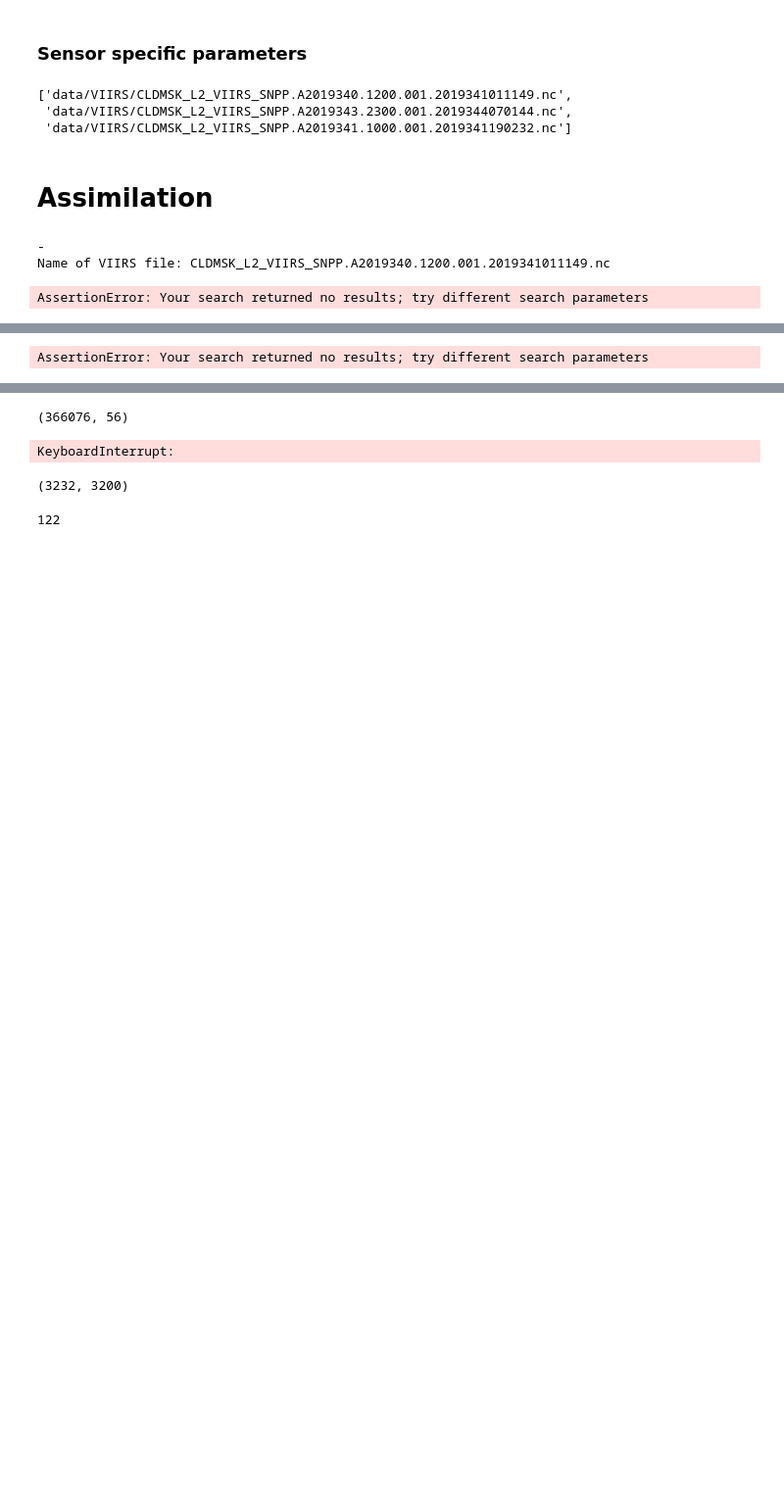
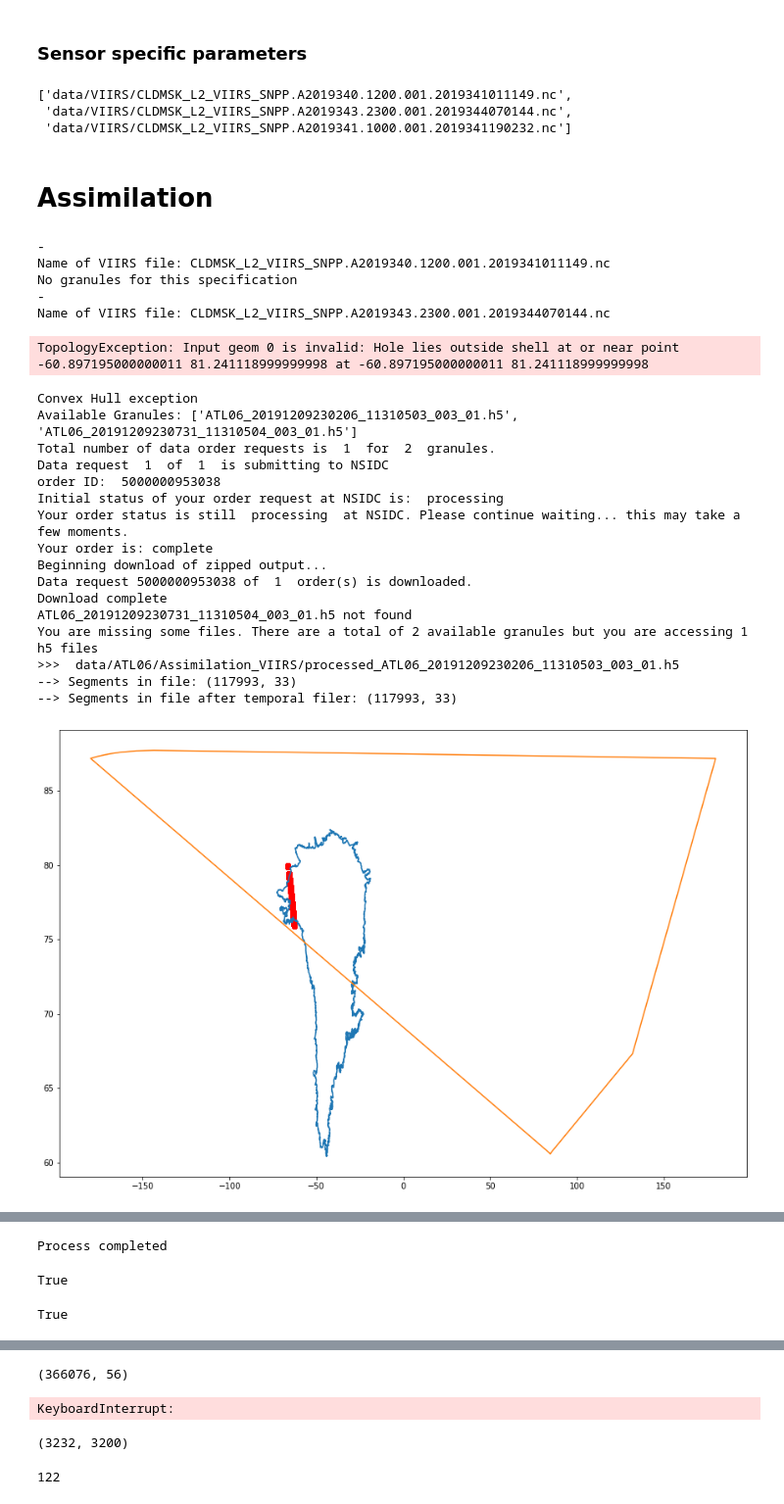
Before and after one commit to ICESAT-2HackWeek/CloudMask, a Jupyter notebook: Assimilation.ipynb, the cells around one changed output, grey strips where cells are left out. Shown at 98% size. Cells and saved outputs as stored; diff of their text form; code cells hidden in the pictures; blank space fills up the shorter version.

```diff
--- a/Assimilation.ipynb
+++ b/Assimilation.ipynb
@@ -206,7 +227,12 @@ for file in files:
     # Then, I select this intersections as spatial extent in order to retrieve ICESat-2 data.
 
     if polygon_Greenland.intersects(cloud_contour):
-        Green_cloud_intersection = polygon_Greenland.intersection(cloud_contour)
+        try:
+            Green_cloud_intersection = polygon_Greenland.intersection(cloud_contour)
+        except:
+            print("Convex Hull exception")
+            Green_cloud_intersection = polygon_Greenland.convex_hull.intersection(cloud_contour)
+
         spatial_extent = list(Green_cloud_intersection.exterior.coords)
     else:
         continue
@@ -230,6 +256,9 @@ for file in files:
                     time_end = end_time_str,
                     path = path_data_ATL06)
 
+    if not type(df) == pd.core.frame.DataFrame:
+        continue
+
     print("--> Segments in file:", df.shape)
 
     if df.shape[0] == 0:
@@ -248,7 +277,6 @@ for file in files:
     #df_goodtime = df_goodtime[ df_goodtime['time'] < end]
     #assert df.shape == df_goodtime.shape, "There are segments outside the specified temporal window"
 
-    print("--> Segments in file after temporal filer:", df.shape)
 
     """
     Assimilation
@@ -282,31 +310,52 @@ for file in files:
     #df = df[ df[Cloud_variable + "_dist"] < tolerance_spatial_dismatch / radii ]
 
     #print("--> Segments in file after assimilation filter:", df.shape)
 
     # Add name of VIIRS file to the column of the dataframes
     df['CLDMSK_name'] = file_name
 
 
     CLDMSK_2_ATL06[file] = df
 
     a_file = open(dict_save, "wb")
     pickle.dump(CLDMSK_2_ATL06, a_file)
     a_file.close()
 
 
     plt.close()
     plt.plot(full_longitudes, full_latitudes)
     cloud_contour_lon, cloud_contour_lat =  cloud_contour.exterior.xy
     plt.plot(cloud_contour_lon, cloud_contour_lat)
+
     plt.scatter(df.longitude, df.latitude, c = 'red')
     plt.show()
 
     #except:
     #    print("Error")
 
 
 print("Process completed")
 # %% [output]
 -
 Name of VIIRS file: CLDMSK_L2_VIIRS_SNPP.A2019340.1200.001.2019341011149.nc
+No granules for this specification
+-
+Name of VIIRS file: CLDMSK_L2_VIIRS_SNPP.A2019343.2300.001.2019344070144.nc
-AssertionError: Your search returned no results; try different search parameters
+TopologyException: Input geom 0 is invalid: Hole lies outside shell at or near point -60.897195000000011 81.241118999999998 at -60.897195000000011 81.241118999999998
+Convex Hull exception
+Available Granules: ['ATL06_20191209230206_11310503_003_01.h5', 'ATL06_20191209230731_11310504_003_01.h5']
+Total number of data order requests is  1  for  2  granules.
+Data request  1  of  1  is submitting to NSIDC
+order ID:  5000000953038
+Initial status of your order request at NSIDC is:  processing
+Your order status is still  processing  at NSIDC. Please continue waiting... this may take a few moments.
+Your order is: complete
+Beginning download of zipped output...
+Data request 5000000953038 of  1  order(s) is downloaded.
+Download complete
+ATL06_20191209230731_11310504_003_01.h5 not found
+You are missing some files. There are a total of 2 available granules but you are accessing 1 h5 files
+>>>  data/ATL06/Assimilation_VIIRS/processed_ATL06_20191209230206_11310503_003_01.h5
+--> Segments in file: (117993, 33)
+--> Segments in file after temporal filer: (117993, 33)
+[figure, added]
@@ -313,4 +382,9 @@ AssertionError: Your search returned no results; try different search parameters
+Process completed
-# %%
-region_a = ipx.Query("ATL06", spatial_extent, date_range, start_time = start_time_str, end_time = end_time_str)
-# %% [output]
-AssertionError: Your search returned no results; try different search parameters
+# %%
+type(df) == pd.core.frame.DataFrame
+# %% [output]
+True
+# %%
+polygon_Greenland.intersects(cloud_contour)
+# %% [output]
+True
```
Also changed, not shown: parts of 10 cells of this notebook.
